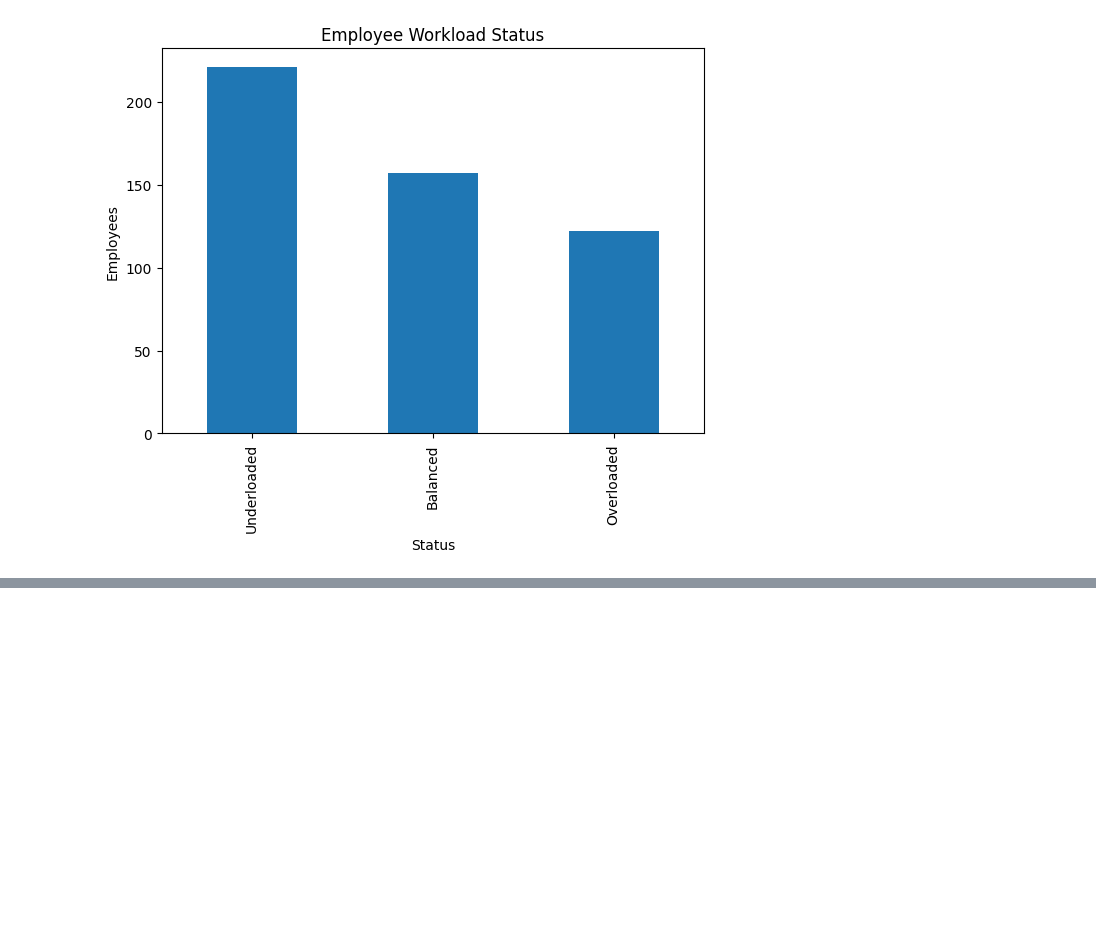
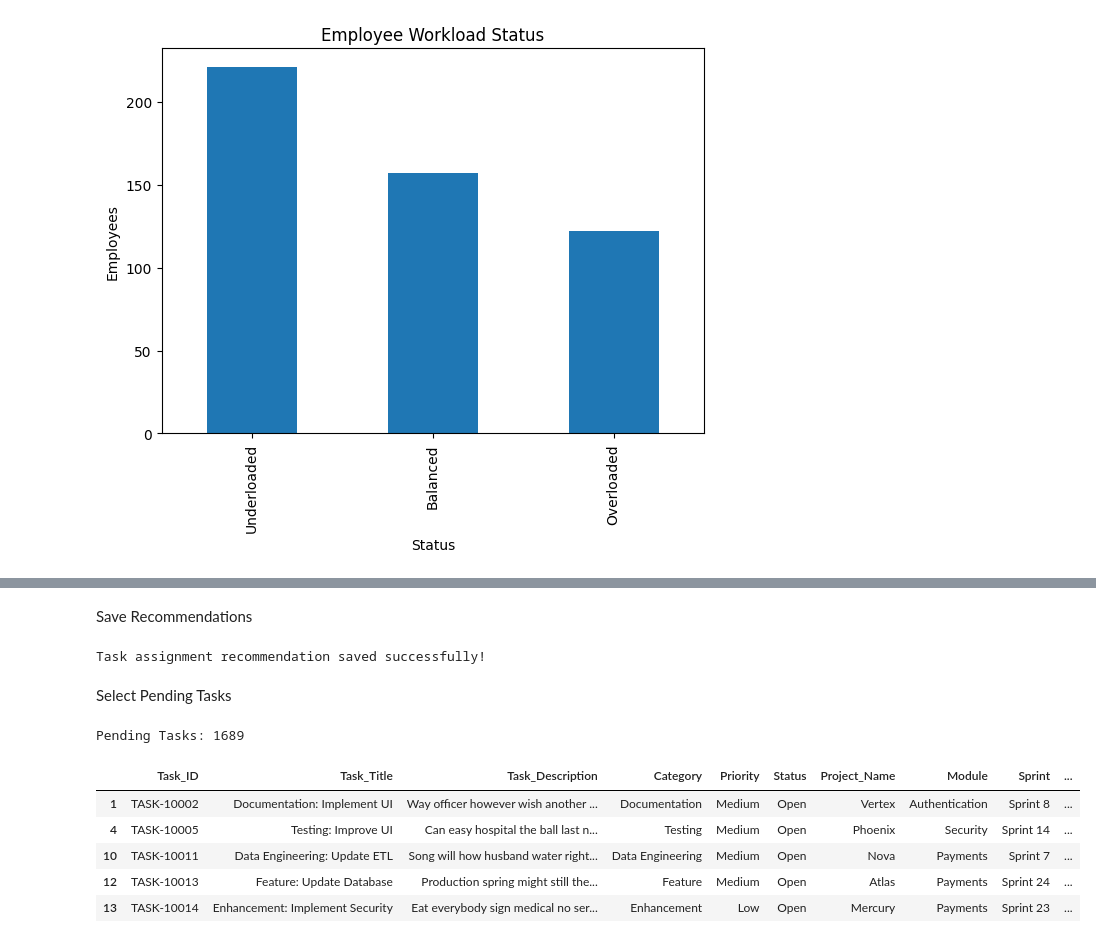
Before and after one commit to Guna-Jagathesan/AI-Powered-Task-Management-System, a Jupyter notebook: notebooks/09_Intelligent_Workload_Balancing.ipynb, the cells around one changed output, grey strips where cells are left out. Saved outputs shown, nothing was run; the diff lists cells and outputs as text; code cells hidden in the pictures; blank space fills up the shorter version.

```diff
--- a/notebooks/09_Intelligent_Workload_Balancing.ipynb
+++ b/notebooks/09_Intelligent_Workload_Balancing.ipynb
@@ -380,0 +524,39 @@ plt.show()
+# %% [markdown]
+Save Recommendations
+# %%
+recommendation = pd.DataFrame({
+    "Task_ID": [new_task["Task_ID"]],
+    "Task_Title": [new_task["Task_Title"]],
+    "Priority": [new_task["Priority"]],
+    "Assigned_Employee": [best_employee["Employee_Name"]],
+    "Employee_ID": [best_employee["Employee_ID"]],
+    "Department": [best_employee["Department"]],
+    "Assignment_Score": [best_employee["Assignment_Score"]]
+})
+
+recommendation.to_csv(
+    "../outputs/task_assignment_recommendations.csv",
+    index=False
+)
+
+print("Task assignment recommendation saved successfully!")
+# %% [output]
+Task assignment recommendation saved successfully!
+# %% [markdown]
+Select Pending Tasks
+# %%
+pending_tasks = tasks[
+    tasks["Status"].isin(["Open", "To Do", "Pending"])
+].copy()
+
+print("Pending Tasks:", len(pending_tasks))
+
+pending_tasks.head()
+# %% [output]
+Pending Tasks: 1689
+|  | Task_ID | Task_Title | Task_Description | Category | Priority | Status | Project_Name | Module | Sprint | ... |
+| 1 | TASK-10002 | Documentation: Implement UI | Way officer however wish another ... | Documentation | Medium | Open | Vertex | Authentication | Sprint 8 | ... |
+| 4 | TASK-10005 | Testing: Improve UI | Can easy hospital the ball last n... | Testing | Medium | Open | Phoenix | Security | Sprint 14 | ... |
+| 10 | TASK-10011 | Data Engineering: Update ETL | Song will how husband water right... | Data Engineering | Medium | Open | Nova | Payments | Sprint 7 | ... |
+| 12 | TASK-10013 | Feature: Update Database | Production spring might still the... | Feature | Medium | Open | Atlas | Payments | Sprint 24 | ... |
+| 13 | TASK-10014 | Enhancement: Implement Security | Eat everybody sign medical no ser... | Enhancement | Low | Open | Mercury | Payments | Sprint 23 | ... |
```
Also changed, not shown: parts of 30 cells of this notebook, 2 other files.
